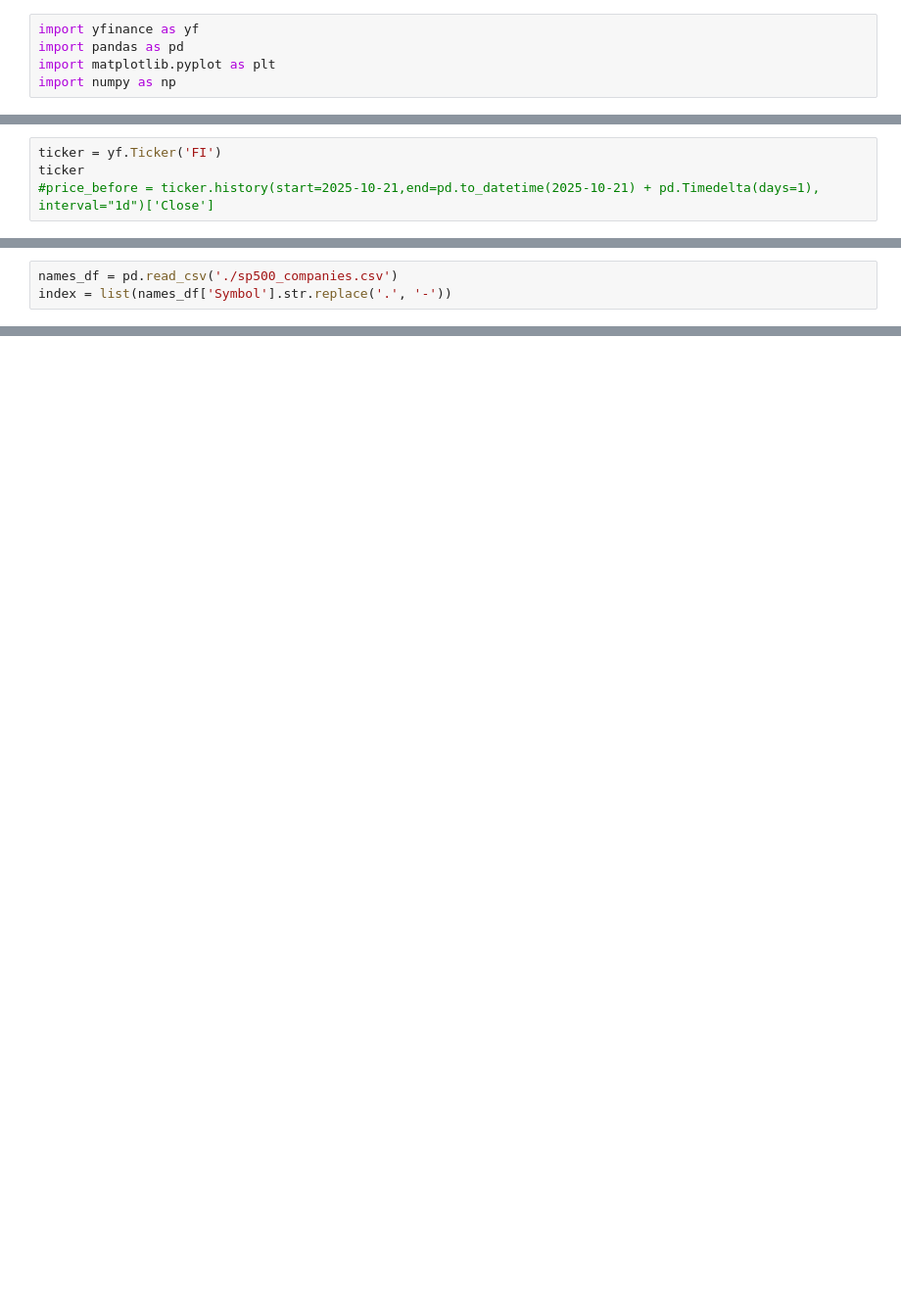
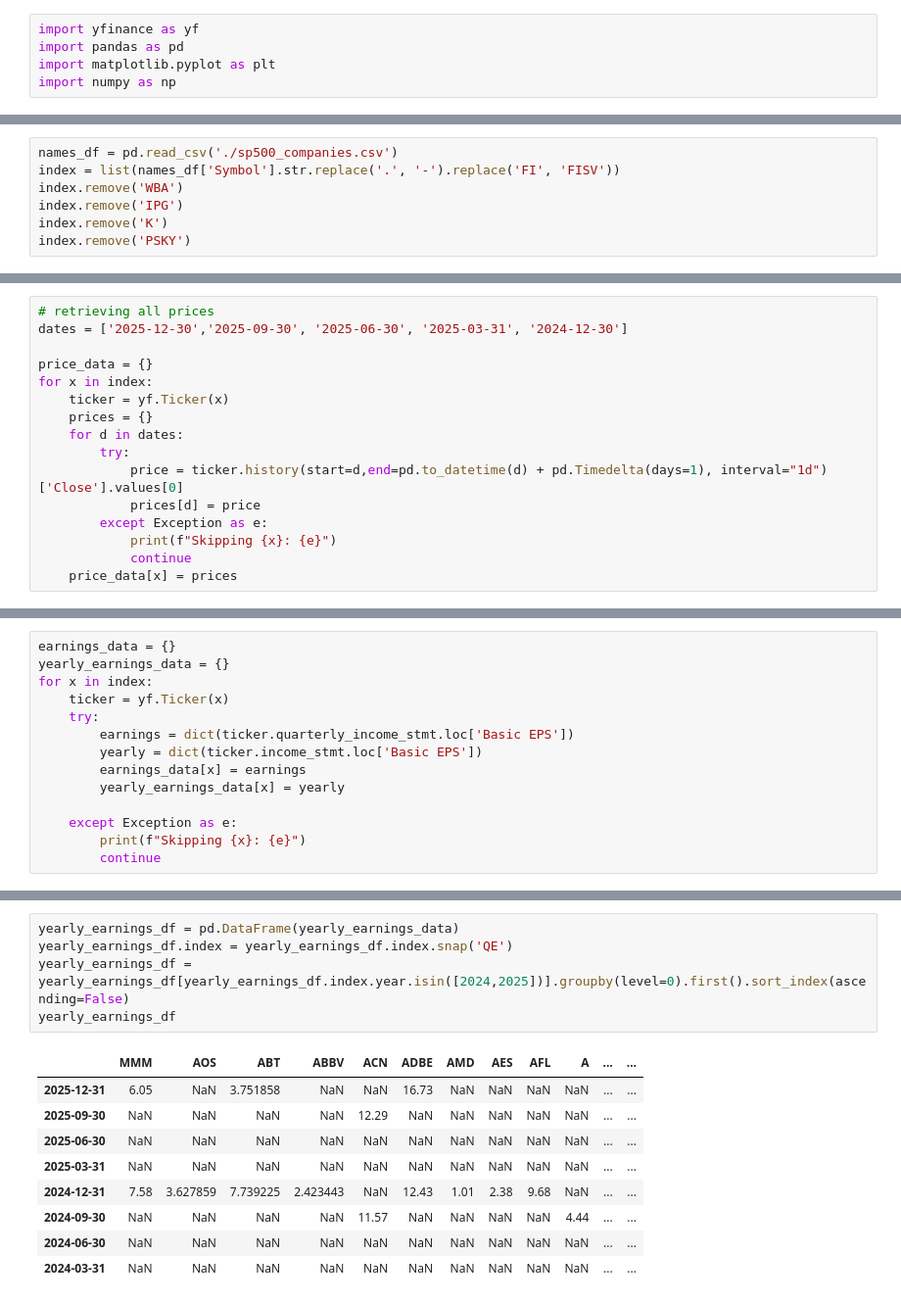
Before and after one commit to unlimitedsushi/pe_future_return_analysis, a Jupyter notebook: pe_analysis.ipynb, the cells around one changed output, grey strips where cells are left out. Shown at 98% size. Drawn from its saved outputs; the diff is of its cells as text; blank space fills up the shorter version.

```diff
--- a/pe_analysis.ipynb
+++ b/pe_analysis.ipynb
@@ -18,4 +5,0 @@ True
-# %%
-ticker = yf.Ticker('FI')
-ticker
-#price_before = ticker.history(start=2025-10-21,end=pd.to_datetime(2025-10-21) + pd.Timedelta(days=1), interval="1d")['Close']
@@ -28,3 +6,7 @@ np.float64(nan)
 # %%
 names_df = pd.read_csv('./sp500_companies.csv')
-index = list(names_df['Symbol'].str.replace('.', '-'))
+index = list(names_df['Symbol'].str.replace('.', '-').replace('FI', 'FISV'))
+index.remove('WBA')
+index.remove('IPG')
+index.remove('K')
+index.remove('PSKY')
@@ -87,0 +15,16 @@ df
+# %%
+# retrieving all prices
+dates = ['2025-12-30','2025-09-30', '2025-06-30', '2025-03-31', '2024-12-30']
+
+price_data = {}
+for x in index:
+    ticker = yf.Ticker(x)
+    prices = {}
+    for d in dates:
+        try:
+            price = ticker.history(start=d,end=pd.to_datetime(d) + pd.Timedelta(days=1), interval="1d")['Close'].values[0]
+            prices[d] = price
+        except Exception as e:
+            print(f"Skipping {x}: {e}")
+            continue
+    price_data[x] = prices
@@ -87,0 +42,14 @@ df
+# %%
+earnings_data = {}
+yearly_earnings_data = {}
+for x in index:
+    ticker = yf.Ticker(x)
+    try:
+        earnings = dict(ticker.quarterly_income_stmt.loc['Basic EPS'])
+        yearly = dict(ticker.income_stmt.loc['Basic EPS'])
+        earnings_data[x] = earnings
+        yearly_earnings_data[x] = yearly
+
+    except Exception as e:
+        print(f"Skipping {x}: {e}")
+        continue
@@ -87,0 +63,15 @@ df
+# %%
+yearly_earnings_df = pd.DataFrame(yearly_earnings_data)
+yearly_earnings_df.index = yearly_earnings_df.index.snap('QE')
+yearly_earnings_df = yearly_earnings_df[yearly_earnings_df.index.year.isin([2024,2025])].groupby(level=0).first().sort_index(ascending=False)
+yearly_earnings_df
+# %% [output]
+|  | MMM | AOS | ABT | ABBV | ACN | ADBE | AMD | AES | AFL | A | ... | ... |
+| 2025-12-31 | 6.05 | NaN | 3.751858 | NaN | NaN | 16.73 | NaN | NaN | NaN | NaN | ... | ... |
+| 2025-09-30 | NaN | NaN | NaN | NaN | 12.29 | NaN | NaN | NaN | NaN | NaN | ... | ... |
+| 2025-06-30 | NaN | NaN | NaN | NaN | NaN | NaN | NaN | NaN | NaN | NaN | ... | ... |
+| 2025-03-31 | NaN | NaN | NaN | NaN | NaN | NaN | NaN | NaN | NaN | NaN | ... | ... |
+| 2024-12-31 | 7.58 | 3.627859 | 7.739225 | 2.423443 | NaN | 12.43 | 1.01 | 2.38 | 9.68 | NaN | ... | ... |
+| 2024-09-30 | NaN | NaN | NaN | NaN | 11.57 | NaN | NaN | NaN | NaN | 4.44 | ... | ... |
+| 2024-06-30 | NaN | NaN | NaN | NaN | NaN | NaN | NaN | NaN | NaN | NaN | ... | ... |
+| 2024-03-31 | NaN | NaN | NaN | NaN | NaN | NaN | NaN | NaN | NaN | NaN | ... | ... |
```
Also changed, not shown: parts of 28 cells of this notebook, 1 other file.
